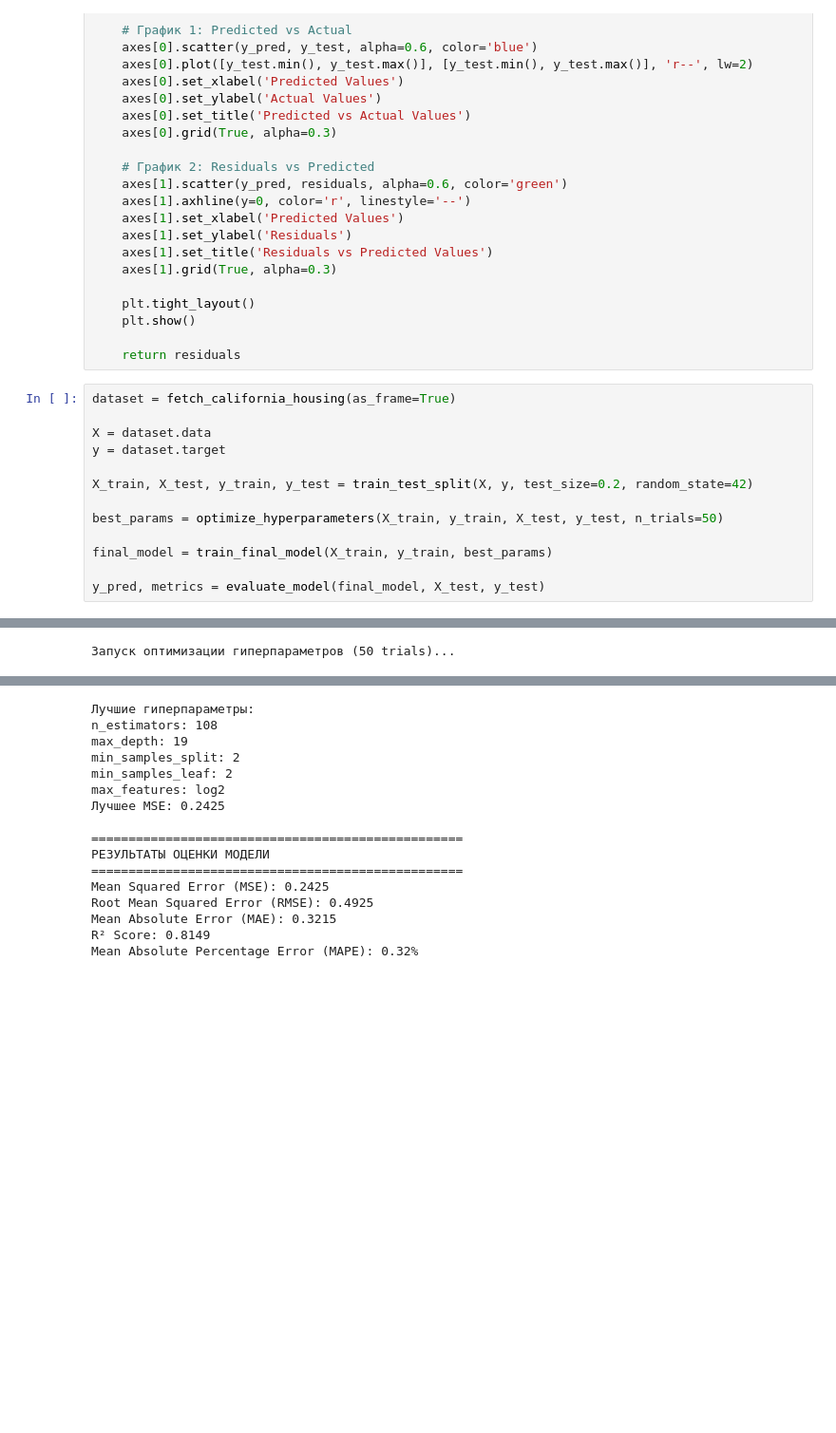
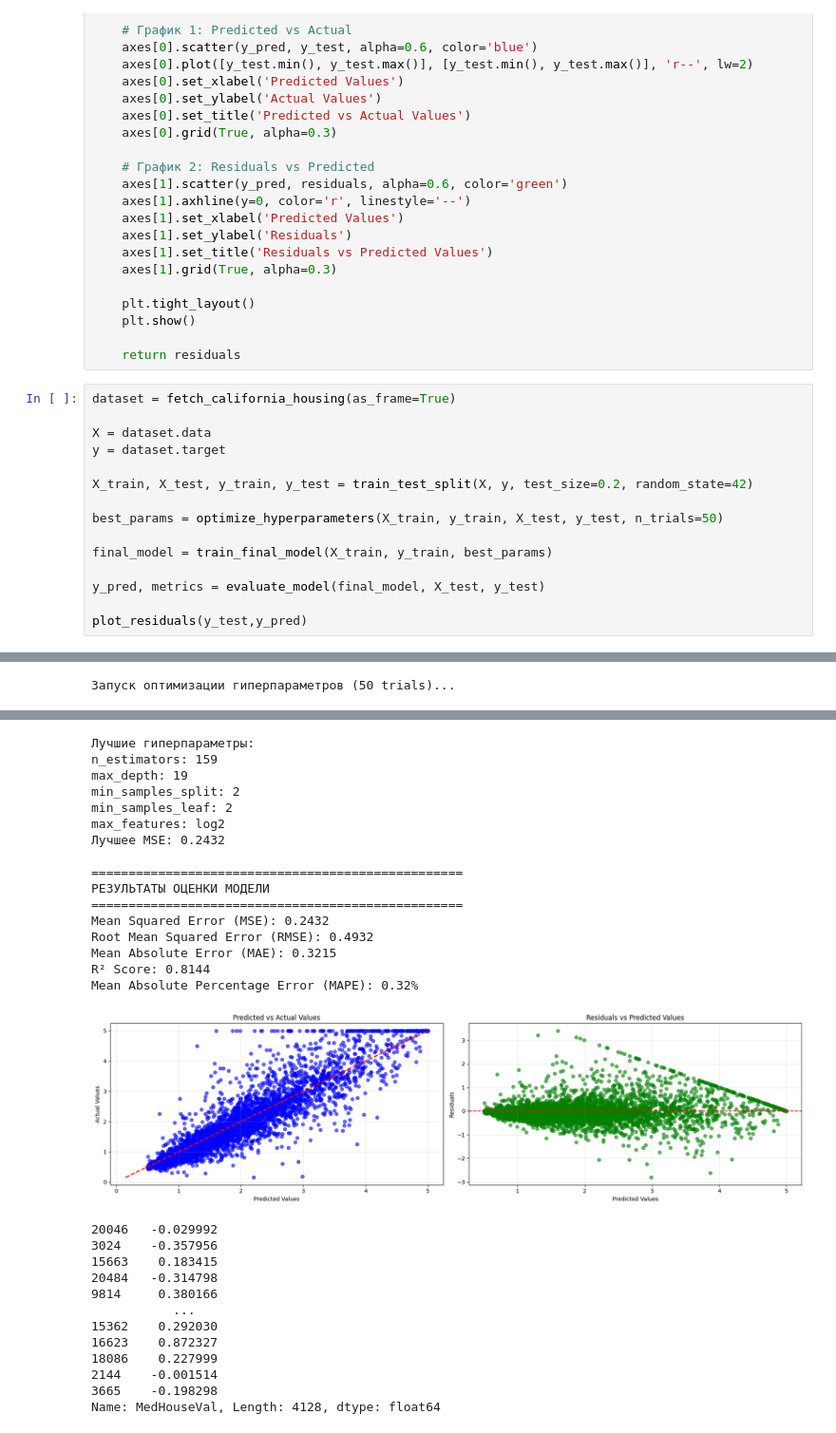
Before and after one commit to somebodnew/python, a Jupyter notebook: practicum/lab1.ipynb, the cells around one changed output, grey strips where cells are left out. Shown at 95% size. Saved outputs shown, nothing was run; the diff lists cells and outputs as text; blank space fills up the shorter version.

```diff
--- a/practicum/lab1.ipynb
+++ b/practicum/lab1.ipynb
@@ -123,4 +123,6 @@ best_params = optimize_hyperparameters(X_train, y_train, X_test, y_test, n_trial
 final_model = train_final_model(X_train, y_train, best_params)
 
 y_pred, metrics = evaluate_model(final_model, X_test, y_test)
+
+plot_residuals(y_test,y_pred)
 # %% [output]
@@ -146,16 +148,29 @@ y_pred, metrics = evaluate_model(final_model, X_test, y_test)
 Лучшие гиперпараметры:
-n_estimators: 108
+n_estimators: 159
 max_depth: 19
 min_samples_split: 2
 min_samples_leaf: 2
 max_features: log2
-Лучшее MSE: 0.2425
+Лучшее MSE: 0.2432
 
 ==================================================
 РЕЗУЛЬТАТЫ ОЦЕНКИ МОДЕЛИ
 ==================================================
-Mean Squared Error (MSE): 0.2425
-Root Mean Squared Error (RMSE): 0.4925
+Mean Squared Error (MSE): 0.2432
+Root Mean Squared Error (RMSE): 0.4932
 Mean Absolute Error (MAE): 0.3215
-R² Score: 0.8149
+R² Score: 0.8144
 Mean Absolute Percentage Error (MAPE): 0.32%
+[figure, added]
+20046   -0.029992
+3024    -0.357956
+15663    0.183415
+20484   -0.314798
+9814     0.380166
+           ...
+15362    0.292030
+16623    0.872327
+18086    0.227999
+2144    -0.001514
+3665    -0.198298
+Name: MedHouseVal, Length: 4128, dtype: float64
```
Also changed, not shown: parts of 1 cell of this notebook.
